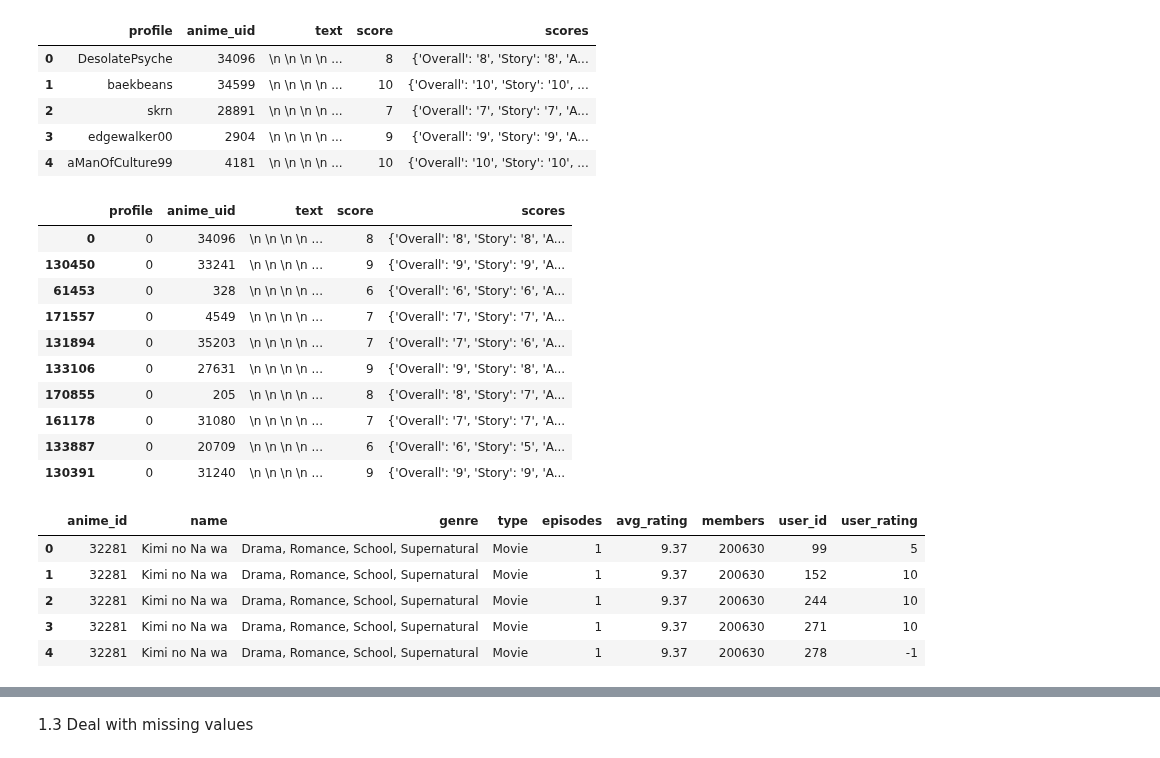
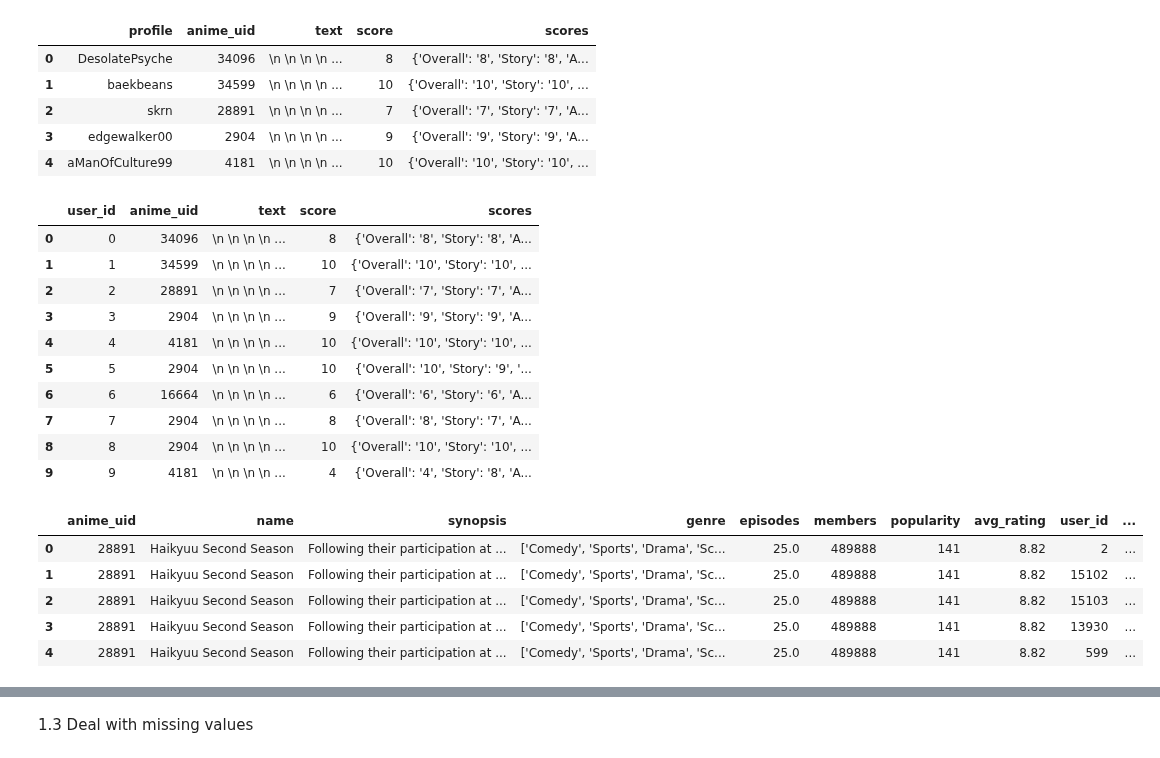
Before and after one commit to Haaris-Syed/AnimeRecommender, a Jupyter notebook: AnimeDataset-Preprocessing.ipynb, the cells around one changed output, grey strips where cells are left out. Saved outputs shown, nothing was run; the diff lists cells and outputs as text; code cells hidden in the pictures.

Commit message:
created complete merged dataset

```diff
--- a/AnimeDataset-Preprocessing.ipynb
+++ b/AnimeDataset-Preprocessing.ipynb
@@ -43,4 +43,7 @@ anime_df.head(5)
 | 3 | 5114 | Fullmetal Alchemist Brotherhood | "In order for something to be obt... | ['Action', 'Military', 'Adventure... | 64.0 | 1615084 | 4 | 9.23 |
 | 4 | 31758 | Kizumonogatari III Reiketsuhen | After helping revive the legendar... | ['Action', 'Mystery', 'Supernatur... | 1.0 | 214621 | 502 | 8.83 |
 # %%
+anime_df.rename(columns={'uid': 'anime_uid'}, inplace=True)
 anime_df.episodes.replace({'Unknown':np.nan},inplace=True)
+
+anime_df.head(5)
@@ -70,28 +80,32 @@ user_ratings_df.head(5)
 # %%
 # change profile names into unique IDs (i.e. integers)
 user_ratings_df.profile = pd.factorize(user_ratings_df.profile)[0]
-user_ratings_df.sort_values(by=['profile'], inplace=True)
+user_ratings_df.rename(columns={'profile': 'user_id'}, inplace=True)
 user_ratings_df.head(10)
 # %% [output]
-|  | profile | anime_uid | text | score | scores |
+|  | user_id | anime_uid | text | score | scores |
 | 0 | 0 | 34096 | \n \n \n \n ... | 8 | {'Overall': '8', 'Story': '8', 'A... |
-| 130450 | 0 | 33241 | \n \n \n \n ... | 9 | {'Overall': '9', 'Story': '9', 'A... |
-| 61453 | 0 | 328 | \n \n \n \n ... | 6 | {'Overall': '6', 'Story': '6', 'A... |
-| 171557 | 0 | 4549 | \n \n \n \n ... | 7 | {'Overall': '7', 'Story': '7', 'A... |
-| 131894 | 0 | 35203 | \n \n \n \n ... | 7 | {'Overall': '7', 'Story': '6', 'A... |
-| 133106 | 0 | 27631 | \n \n \n \n ... | 9 | {'Overall': '9', 'Story': '8', 'A... |
-| 170855 | 0 | 205 | \n \n \n \n ... | 8 | {'Overall': '8', 'Story': '7', 'A... |
-| 161178 | 0 | 31080 | \n \n \n \n ... | 7 | {'Overall': '7', 'Story': '7', 'A... |
-| 133887 | 0 | 20709 | \n \n \n \n ... | 6 | {'Overall': '6', 'Story': '5', 'A... |
-| 130391 | 0 | 31240 | \n \n \n \n ... | 9 | {'Overall': '9', 'Story': '9', 'A... |
+| 1 | 1 | 34599 | \n \n \n \n ... | 10 | {'Overall': '10', 'Story': '10', ... |
+| 2 | 2 | 28891 | \n \n \n \n ... | 7 | {'Overall': '7', 'Story': '7', 'A... |
+| 3 | 3 | 2904 | \n \n \n \n ... | 9 | {'Overall': '9', 'Story': '9', 'A... |
+| 4 | 4 | 4181 | \n \n \n \n ... | 10 | {'Overall': '10', 'Story': '10', ... |
+| 5 | 5 | 2904 | \n \n \n \n ... | 10 | {'Overall': '10', 'Story': '9', '... |
+| 6 | 6 | 16664 | \n \n \n \n ... | 6 | {'Overall': '6', 'Story': '6', 'A... |
+| 7 | 7 | 2904 | \n \n \n \n ... | 8 | {'Overall': '8', 'Story': '7', 'A... |
+| 8 | 8 | 2904 | \n \n \n \n ... | 10 | {'Overall': '10', 'Story': '10', ... |
+| 9 | 9 | 4181 | \n \n \n \n ... | 4 | {'Overall': '4', 'Story': '8', 'A... |
 # %%
-anime_rating = pd.merge(anime_df, user_ratings_df, on='anime_id')
-anime_rating.rename(columns={'rating_x':'avg_rating','rating_y':'user_rating'},inplace=True)
-anime_rating.head()
+merged_anime_reviews_df = pd.merge(anime_df, user_ratings_df, on='anime_uid')
+merged_anime_reviews_df.rename(columns={'score_x':'avg_rating', 'text': 'review_text'},inplace=True)
+
+# remove unnecessary whitespace
+merged_anime_reviews_df['review_text'] = merged_anime_reviews_df['review_text'].str.strip()
+
+merged_anime_reviews_df.head()
 # %% [output]
-|  | anime_id | name | genre | type | episodes | avg_rating | members | user_id | user_rating |
-| 0 | 32281 | Kimi no Na wa | Drama, Romance, School, Supernatural | Movie | 1 | 9.37 | 200630 | 99 | 5 |
-| 1 | 32281 | Kimi no Na wa | Drama, Romance, School, Supernatural | Movie | 1 | 9.37 | 200630 | 152 | 10 |
-| 2 | 32281 | Kimi no Na wa | Drama, Romance, School, Supernatural | Movie | 1 | 9.37 | 200630 | 244 | 10 |
-| 3 | 32281 | Kimi no Na wa | Drama, Romance, School, Supernatural | Movie | 1 | 9.37 | 200630 | 271 | 10 |
-| 4 | 32281 | Kimi no Na wa | Drama, Romance, School, Supernatural | Movie | 1 | 9.37 | 200630 | 278 | -1 |
+|  | anime_uid | name | synopsis | genre | episodes | members | popularity | avg_rating | user_id | ... |
+| 0 | 28891 | Haikyuu Second Season | Following their participation at ... | ['Comedy', 'Sports', 'Drama', 'Sc... | 25.0 | 489888 | 141 | 8.82 | 2 | ... |
+| 1 | 28891 | Haikyuu Second Season | Following their participation at ... | ['Comedy', 'Sports', 'Drama', 'Sc... | 25.0 | 489888 | 141 | 8.82 | 15102 | ... |
+| 2 | 28891 | Haikyuu Second Season | Following their participation at ... | ['Comedy', 'Sports', 'Drama', 'Sc... | 25.0 | 489888 | 141 | 8.82 | 15103 | ... |
+| 3 | 28891 | Haikyuu Second Season | Following their participation at ... | ['Comedy', 'Sports', 'Drama', 'Sc... | 25.0 | 489888 | 141 | 8.82 | 13930 | ... |
+| 4 | 28891 | Haikyuu Second Season | Following their participation at ... | ['Comedy', 'Sports', 'Drama', 'Sc... | 25.0 | 489888 | 141 | 8.82 | 599 | ... |
```
Also changed, not shown: parts of 11 cells of this notebook.
